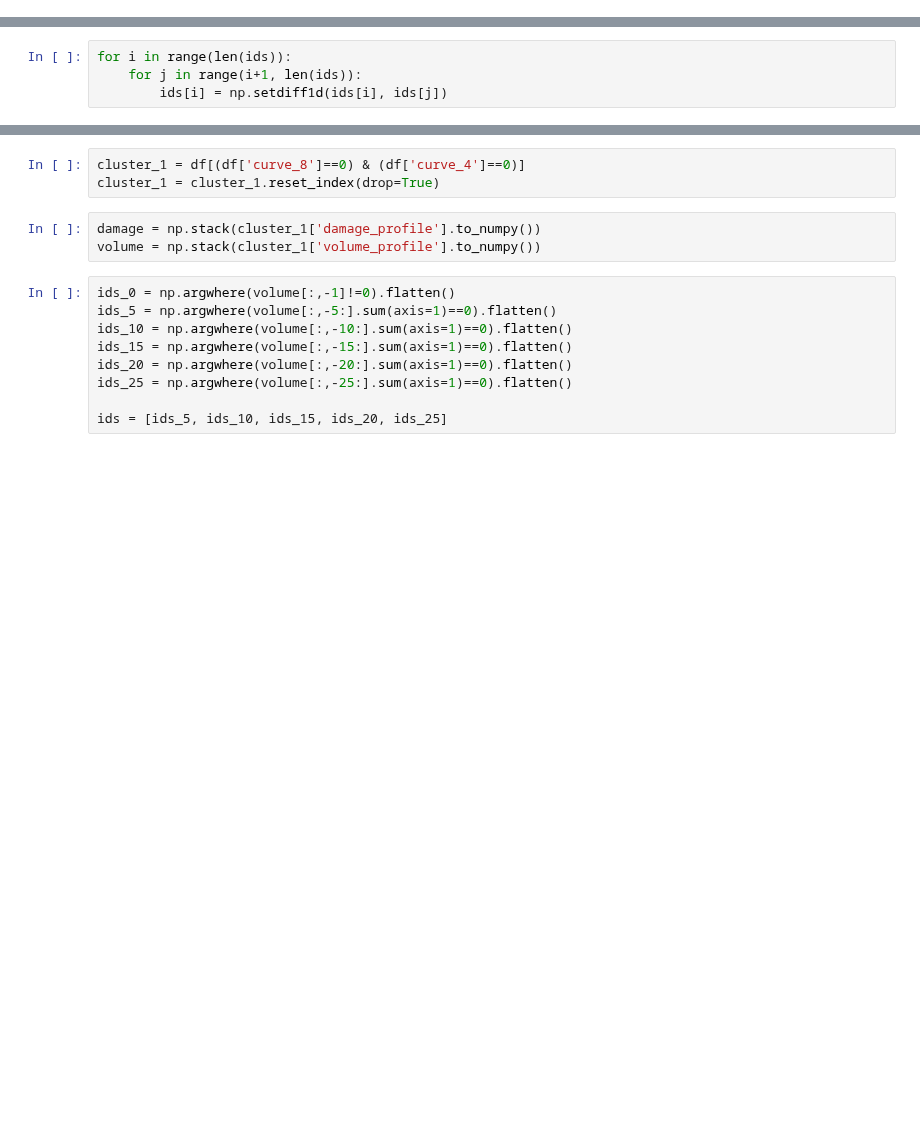
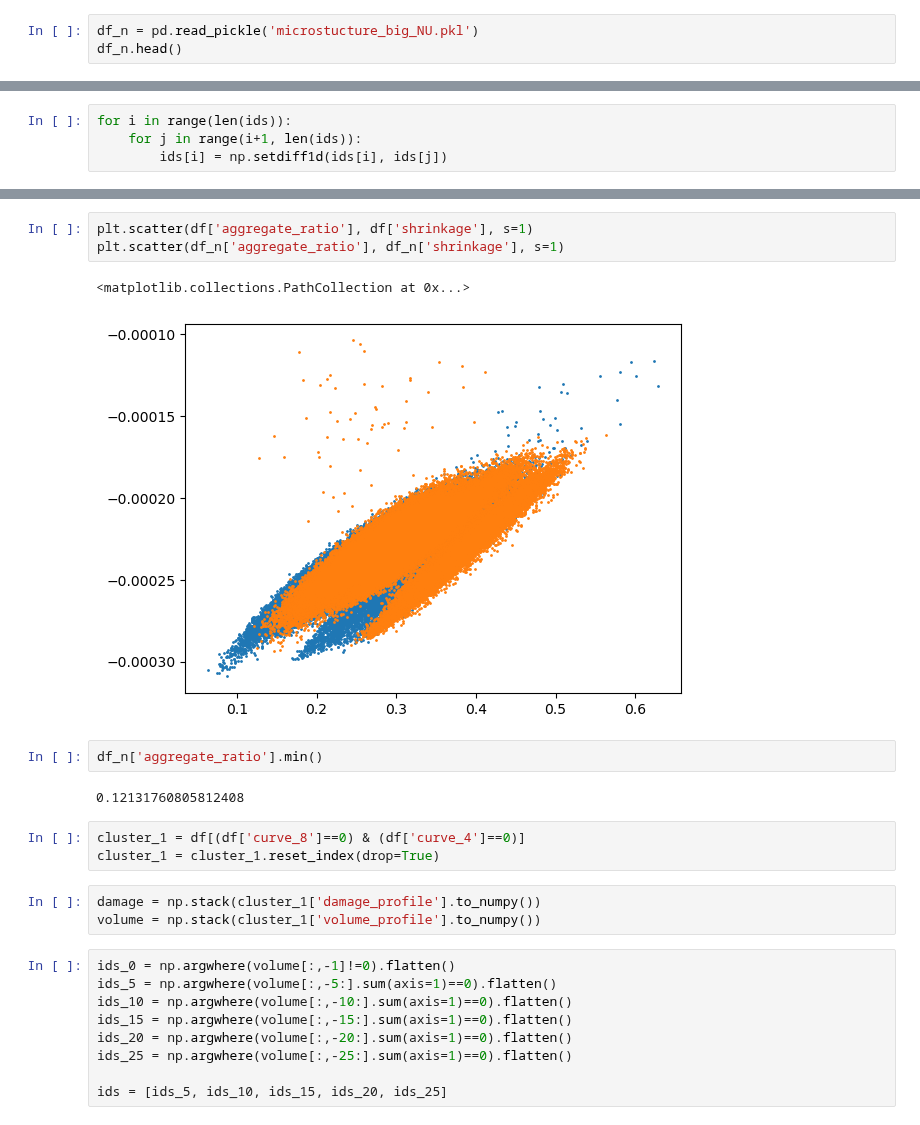
Before and after one commit to LiyaGaynutdinova/Auto-Regressive-Unet-for-Concrete-Damage, a Jupyter notebook: data_exploration_big NU_2.ipynb, the cells around one changed output, grey strips where cells are left out. Cells and saved outputs as stored; diff of their text form; blank space fills up the shorter version.

```diff
--- a/data_exploration_big NU_2.ipynb
+++ b/data_exploration_big NU_2.ipynb
@@ -52,0 +20,3 @@ Text(0.98, 0.1, '100% grade 16')
+# %%
+df_n = pd.read_pickle('microstucture_big_NU.pkl')
+df_n.head()
@@ -101,3 +105,13 @@ IndexError: list index out of range
+# %%
+plt.scatter(df['aggregate_ratio'], df['shrinkage'], s=1)
+plt.scatter(df_n['aggregate_ratio'], df_n['shrinkage'], s=1)
+# %% [output]
+<matplotlib.collections.PathCollection at 0x...>
+[figure, added]
+# %%
+df_n['aggregate_ratio'].min()
+# %% [output]
+0.12131760805812408
 # %%
 cluster_1 = df[(df['curve_8']==0) & (df['curve_4']==0)]
 cluster_1 = cluster_1.reset_index(drop=True)
```
Also changed, not shown: parts of 12 cells of this notebook, 39 other files.
